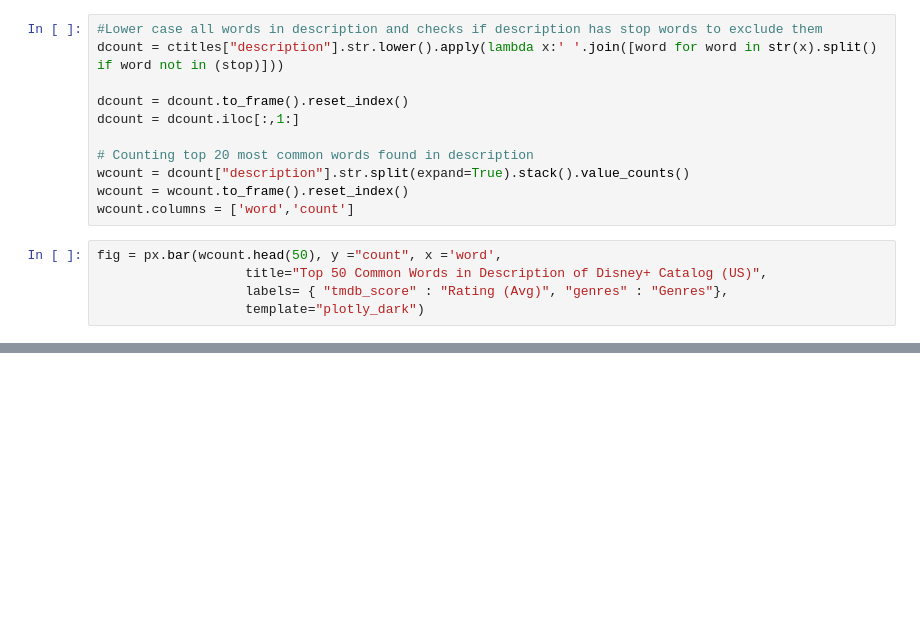
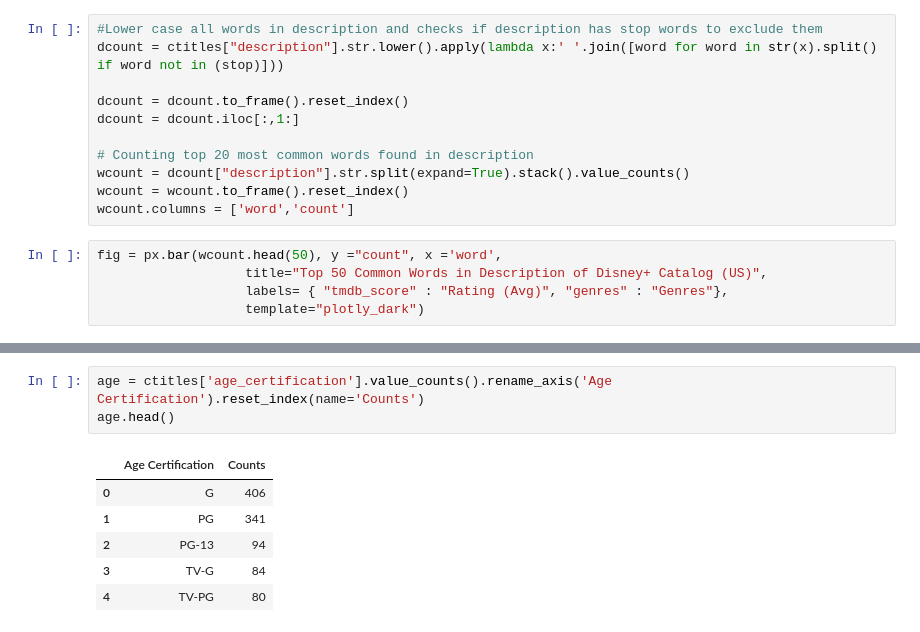
Before and after one commit to kekevin12/Disney_EDA, a Jupyter notebook: disney_data.ipynb, the cells around one changed output, grey strips where cells are left out. Cells and saved outputs as stored; diff of their text form; blank space fills up the shorter version.

```diff
--- a/disney_data.ipynb
+++ b/disney_data.ipynb
@@ -283,0 +297,10 @@ There are a lot of interesting things from our descriptions. From looking at the
+# %%
+age = ctitles['age_certification'].value_counts().rename_axis('Age Certification').reset_index(name='Counts')
+age.head()
+# %% [output]
+|  | Age Certification | Counts |
+| 0 | G | 406 |
+| 1 | PG | 341 |
+| 2 | PG-13 | 94 |
+| 3 | TV-G | 84 |
+| 4 | TV-PG | 80 |
```
Also changed, not shown: parts of 5 cells of this notebook, 1 other file.
